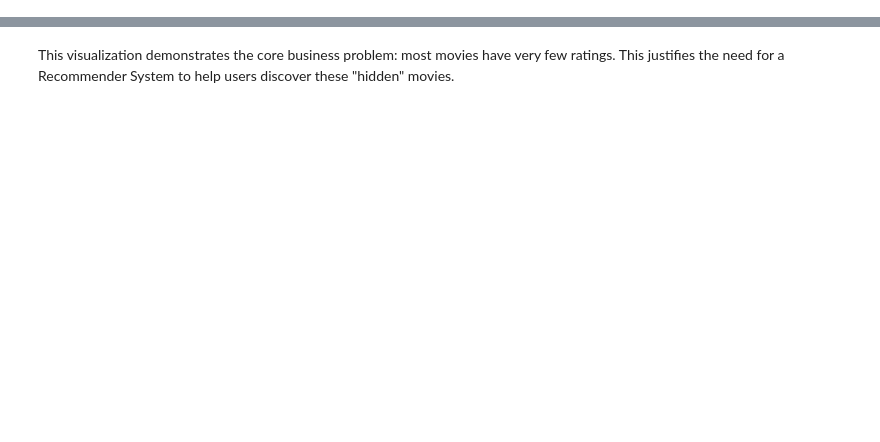
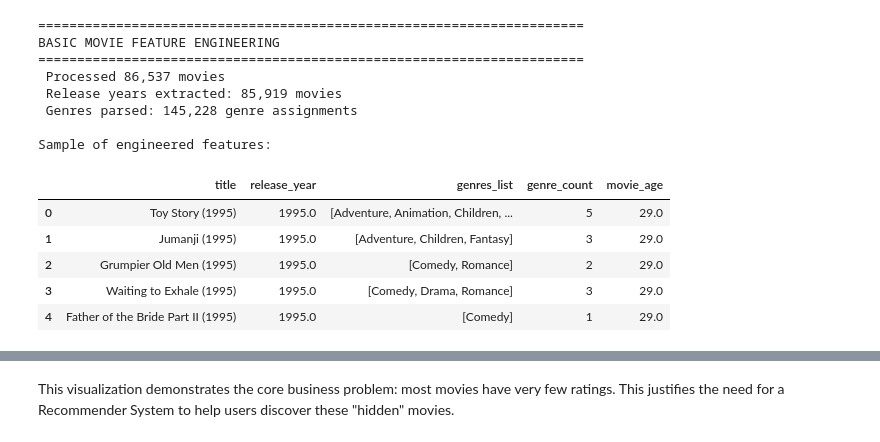
Before and after one commit to Okwesie/ML_Final_Team9, a Jupyter notebook: Team_9_Final_Project.ipynb, the cells around one changed output, grey strips where cells are left out. Cells and saved outputs as stored; diff of their text form; code cells hidden in the pictures; blank space fills up the shorter version.

```diff
--- a/Team_9_Final_Project.ipynb
+++ b/Team_9_Final_Project.ipynb
@@ -11,0 +380,54 @@ Once uploaded, I will proceed with loading the data.
+# %%
+"""
+Basic Movie Metadata Feature Engineering
+Extract release year, parse genres, and create initial features
+"""
+def extract_movie_features(movies_df):
+    """
+    Extract basic features from movie metadata.
+    Parameters:
+    -----------
+    movies_df : pd.DataFrame
+        Movies dataframe with title and genres
+    Returns:
+    --------
+    pd.DataFrame : Movies dataframe with added features
+    """
+    print("=" * 70)
+    print("BASIC MOVIE FEATURE ENGINEERING")
+    print("=" * 70)
+    movies_df = movies_df.copy()
+    movies_df['release_year'] = movies_df['title'].str.extract(r'\((\d{4})\)')
+    movies_df['release_year'] = pd.to_numeric(movies_df['release_year'], errors='coerce')
+    movies_df['genres_list'] = movies_df['genres'].str.split('|')
+    movies_df['genres_list'] = movies_df['genres_list'].apply(
+        lambda x: [g for g in x if g != '(no genres listed)'] if isinstance(x, list) else []
+    )
+    movies_df['genre_count'] = movies_df['genres_list'].apply(
+        lambda x: len(x) if isinstance(x, list) else 0
+    )
+    current_year = 2024  # Approximate current year
+    movies_df['movie_age'] = current_year - movies_df['release_year']
+    movies_df['movie_age'] = movies_df['movie_age'].fillna(0)
+    print(f" Processed {len(movies_df):,} movies")
+    print(f" Release years extracted: {movies_df['release_year'].notna().sum():,} movies")
+    print(f" Genres parsed: {movies_df['genres_list'].apply(len).sum():,} genre assignments")
+    return movies_df
+movies_df = extract_movie_features(movies_df)
+print("\nSample of engineered features:")
+display(movies_df[['title', 'release_year', 'genres_list', 'genre_count', 'movie_age']].head())
+# %% [output]
+======================================================================
+BASIC MOVIE FEATURE ENGINEERING
+======================================================================
+ Processed 86,537 movies
+ Release years extracted: 85,919 movies
+ Genres parsed: 145,228 genre assignments
+
+Sample of engineered features:
+|  | title | release_year | genres_list | genre_count | movie_age |
+| 0 | Toy Story (1995) | 1995.0 | [Adventure, Animation, Children, ... | 5 | 29.0 |
+| 1 | Jumanji (1995) | 1995.0 | [Adventure, Children, Fantasy] | 3 | 29.0 |
+| 2 | Grumpier Old Men (1995) | 1995.0 | [Comedy, Romance] | 2 | 29.0 |
+| 3 | Waiting to Exhale (1995) | 1995.0 | [Comedy, Drama, Romance] | 3 | 29.0 |
+| 4 | Father of the Bride Part II (1995) | 1995.0 | [Comedy] | 1 | 29.0 |
```
Also changed, not shown: parts of 91 cells of this notebook, 39 other files.
